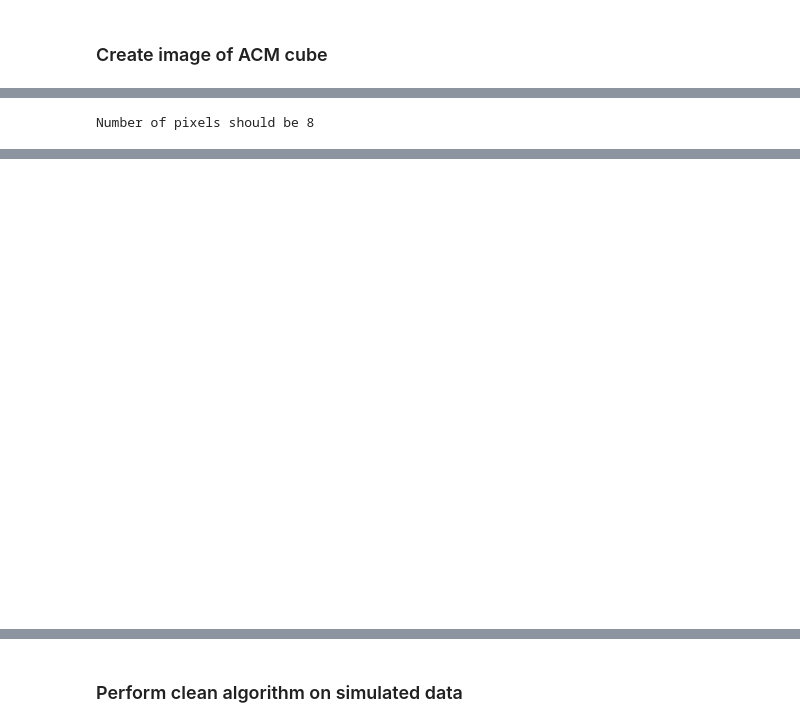
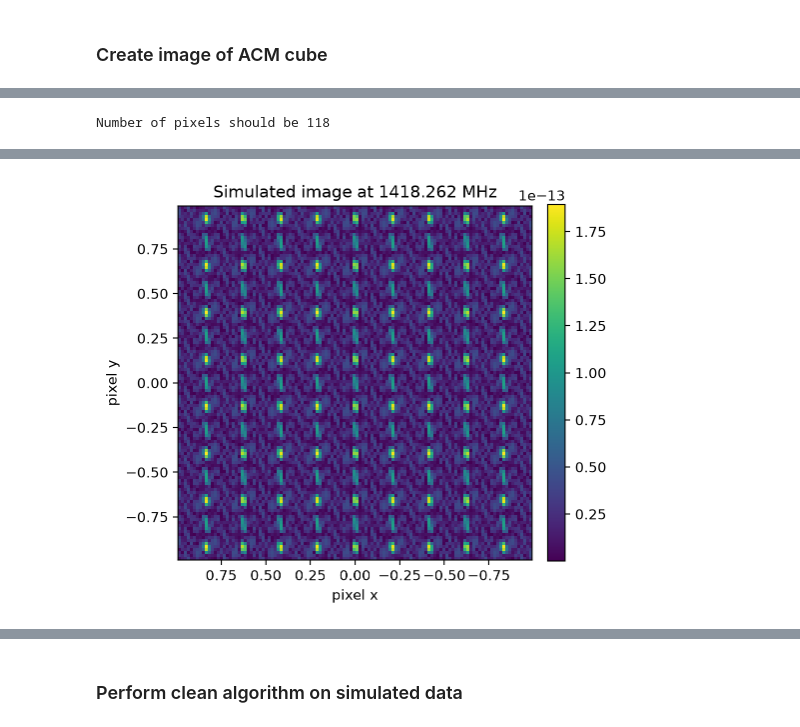
Before and after one commit to Yang-Taotao/strw-ra-interferometer, a Jupyter notebook: int_design.ipynb, the cells around one changed output, grey strips where cells are left out. Cells and saved outputs as stored; diff of their text form; code cells hidden in the pictures.

```diff
--- a/int_design.ipynb
+++ b/int_design.ipynb
@@ -95,0 +170,5 @@ Data for 2 antennas extracted.
+# %%
+CWD = os.getcwd()
+OBS_FOLDER = os.path.join(CWD, 'observations')
+
+files = glob.glob(os.path.join(OBS_FOLDER, FOLDER_NOMENCLATURE, FILE_NOMENCLATURE))
@@ -192,19 +321,13 @@ add the subband visibilities to a data cube
 # %%
-# Generate articifial phase shifted data for imaginary antennas
-s = np.array([0.15, 0.1, np.sqrt(1- 0.15**2 - 0.1**2) - 1]) # pointing direction arrival radio wave
-for i in range(2, num_antennas):
-    b = pos[i]
-    tau = (np.dot(b, s)/c.c).value # geometric time delay at antenna position
-    phase_shift = np.exp(-2j * np.pi * freq * tau)
-    fft_data[i] = fft_data[0] * phase_shift
-
-for ant1 in track(range(num_antennas), description="Assembling ACM"):
-    for ant2 in range(num_antennas):
-        # calculate the cross correlated spectra
-        cross_corr = fft_data[ant1] * np.conj(fft_data[ant2])
-
-        # the visibility is the cross correlation of each subband
-        acm[ant1, ant2] = cross_corr[subband]
+acm = np.zeros((len(obs_times), num_antennas, num_antennas), dtype='complex64')
+for i in track(range(len(obs_times)), description='Iterating through observations'):
+    for ant1 in track(range(num_antennas), description="Assembling ACM"):
+        for ant2 in range(num_antennas):
+            # calculate the cross correlated spectra
+            # cross_corr = fft_data[ant1] * np.conj(fft_data[ant2])
+            freq, cross_corr = csd(data_array[i, ant1, :], data_array[i, ant2, :], fs=samp_rate, nperseg=nbins, return_onesided=False)
+            # the visibility is the cross correlation of each subband
+            acm[i, ant1, ant2] = cross_corr[subband]
 print("ACM generated succesfully!")
 # %% [output]
 [interactive output not drawn]
@@ -217,7 +343,7 @@ ACM generated succesfully!
 def pixel_brightness(acm_single_pol, l, m, uv, frequency):
     a = acm_single_pol.astype(np.complex64)
     n = a.shape[0]
-    uv_l = uv.to(u.m).astype(np.float32)
+    uv_l = uv.astype(np.float32)
     uv_l = (uv_l * frequency/c.c).decompose()
     ll = l.to(u.rad).value
     mm = m.to(u.rad).value
@@ -246,26 +372,28 @@ def make_image(acm, num_pix, uv, frequency, l_range=(1.0, -1.0), m_range=(-1.0,
 # %%
 # Make and plot image
 f = subband_frequency(subband)
-fwhm =  ((c.c/f)/(diameter)).decompose()*u.rad
+fwhm =  ((c.c/f)/(largest_baseline)).decompose()*u.rad
 num_pix = int(2*u.rad / (fwhm/2.5))
 print(f"Number of pixels should be {num_pix}")
 
-img, extent = make_image(acm, num_pix, uv, f)
+obs_num = 0
+
+img, extent = make_image(acm[obs_num, :, :], num_pix, uv[obs_num, :, :, :], f)
 
 # Plot image
 fig, ax = plt.subplots(figsize=(5, 5))
 
 im = ax.imshow(np.abs(img), origin='lower', extent=extent)
 
 ax.set_title(f"Simulated image at {f.to(u.MHz):.3f}")
 ax.set_xlabel("pixel x")
 ax.set_ylabel("pixel y")
 
 cbar = fig.colorbar(im, ax=ax, fraction=0.046, pad=0.04)
 plt.show()
 # %% [output]
 [interactive output not drawn]
-Number of pixels should be 8
+Number of pixels should be 118
 [interactive output not drawn]
-[figure, old version]
+[figure, new version]
 # %%
```
Also changed, not shown: parts of 32 cells of this notebook.
